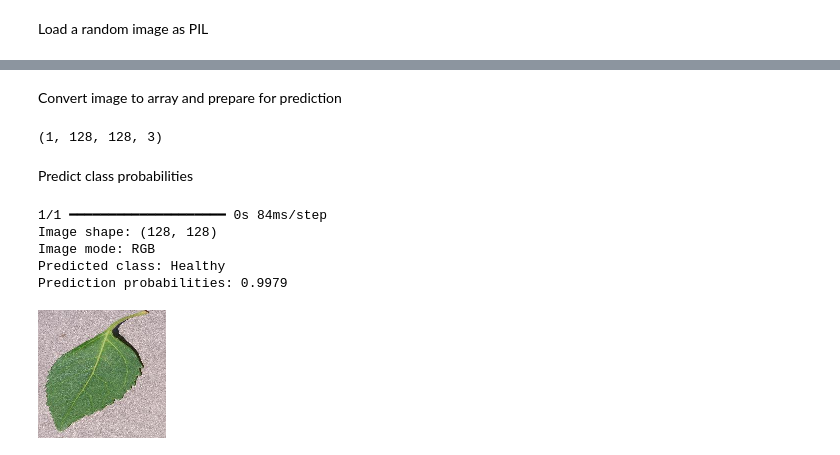
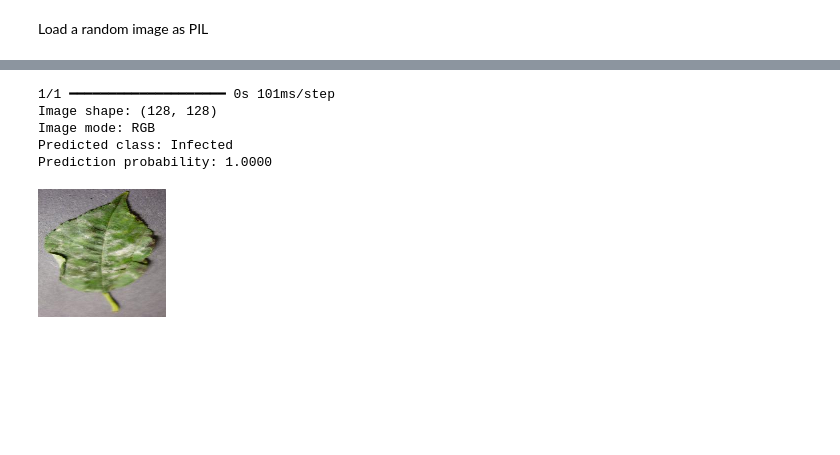
Before and after one commit to micmic210/powdery-mildew-detector, a Jupyter notebook: jupyter_notebooks/03-Modeling-and-Evaluating.ipynb, the cells around one changed output, grey strips where cells are left out. Saved outputs shown, nothing was run; the diff lists cells and outputs as text; code cells hidden in the pictures; blank space fills up the shorter version.

```diff
--- a/jupyter_notebooks/03-Modeling-and-Evaluating.ipynb
+++ b/jupyter_notebooks/03-Modeling-and-Evaluating.ipynb
@@ -509,33 +503,41 @@ Image shape: (128, 128), Image mode: RGB
-# %% [markdown]
-Convert image to array and prepare for prediction
-# %%
-my_image = image.img_to_array(pil_image)
-my_image = np.expand_dims(my_image, axis=0)/255
-print(my_image.shape)
-# %% [output]
-(1, 128, 128, 3)
-# %% [markdown]
-Predict class probabilities
-# %%
-pred_proba = model.predict(my_image)[0, 0]
-
-target_map = {v: k for k, v in train_set.class_indices.items()}
-pred_class = target_map[pred_proba > 0.5]
-
-if pred_class == target_map[0]:
-    pred_proba = 1 - pred_proba
-
-# Display the prediction
-print(f'Image shape: {pil_image.size}')
-print(f'Image mode: {pil_image.mode}')
-print(f'Predicted class: {pred_class}')
-print(f'Prediction probabilities: {pred_proba:.4f}')
-
-pil_image
-# %% [output]
-1/1 ━━━━━━━━━━━━━━━━━━━━ 0s 84ms/step
-Image shape: (128, 128)
-Image mode: RGB
-Predicted class: Healthy
-Prediction probabilities: 0.9979
-[figure, removed]
+# %%
+from tensorflow.keras.preprocessing import image
+
+# Select an image by specifying its index (pointer)
+pointer = 60
+label = labels[1]  # Selecting an 'Infected' leaf image
+
+# Load the selected image from the test dataset and resize it to match the model's input size
+pil_image = image.load_img(test_path + '/' + label + '/' + os.listdir(test_path+'/' + label)[pointer],
+                           target_size=image_shape, color_mode='rgb')
+
+# Convert the image to an array and normalize pixel values to [0, 1] range
+my_image = image.img_to_array(pil_image) / 255.0
+my_image = np.expand_dims(my_image, axis=0)  # Add batch dimension
+
+# Make a prediction using the trained model
+pred_proba = model.predict(my_image)[0, 0]  # Extract prediction probability
+
+# Convert prediction probability to class label
+target_map = {v: k for k, v in train_set.class_indices.items()}  # Mapping indices to class labels
+pred_class = target_map[pred_proba > 0.5]  # Determine the predicted class
+
+# Ensure probability is adjusted for correct class interpretation
+if pred_class == target_map[0]:
+    pred_proba = 1 - pred_proba
+
+# Display the prediction results
+print(f'Image shape: {pil_image.size}')  # Display the original image size
+print(f'Image mode: {pil_image.mode}')  # Display the color mode (e.g., RGB)
+print(f'Predicted class: {pred_class}')  # Show the predicted class (Healthy or Infected)
+print(f'Prediction probability: {pred_proba:.4f}')  # Show the confidence level of the prediction
+
+# Show the original image
+pil_image
+# %% [output]
+1/1 ━━━━━━━━━━━━━━━━━━━━ 0s 101ms/step
+Image shape: (128, 128)
+Image mode: RGB
+Predicted class: Infected
+Prediction probability: 1.0000
+[figure, added]
```
Also changed, not shown: parts of 14 cells of this notebook, 5 other files.
